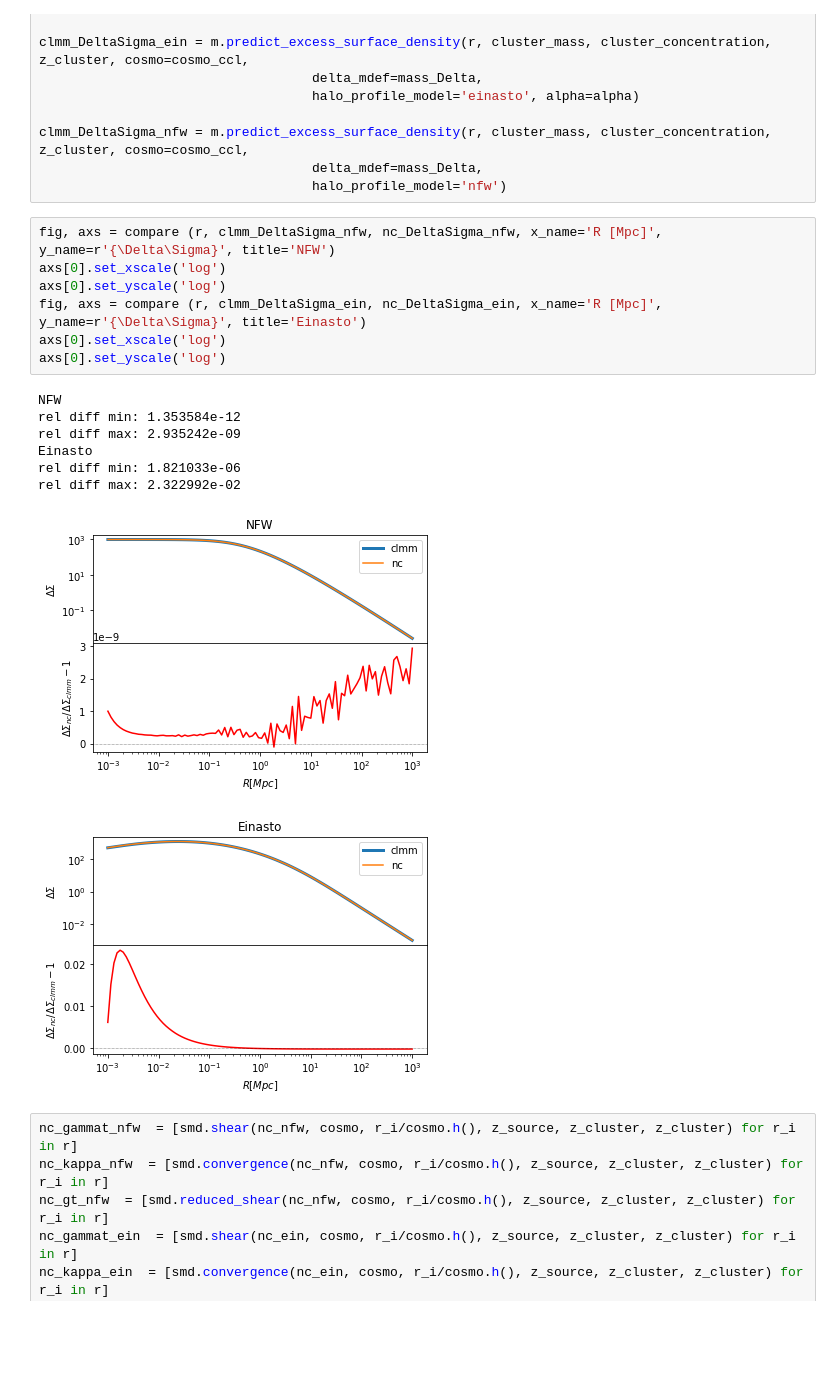
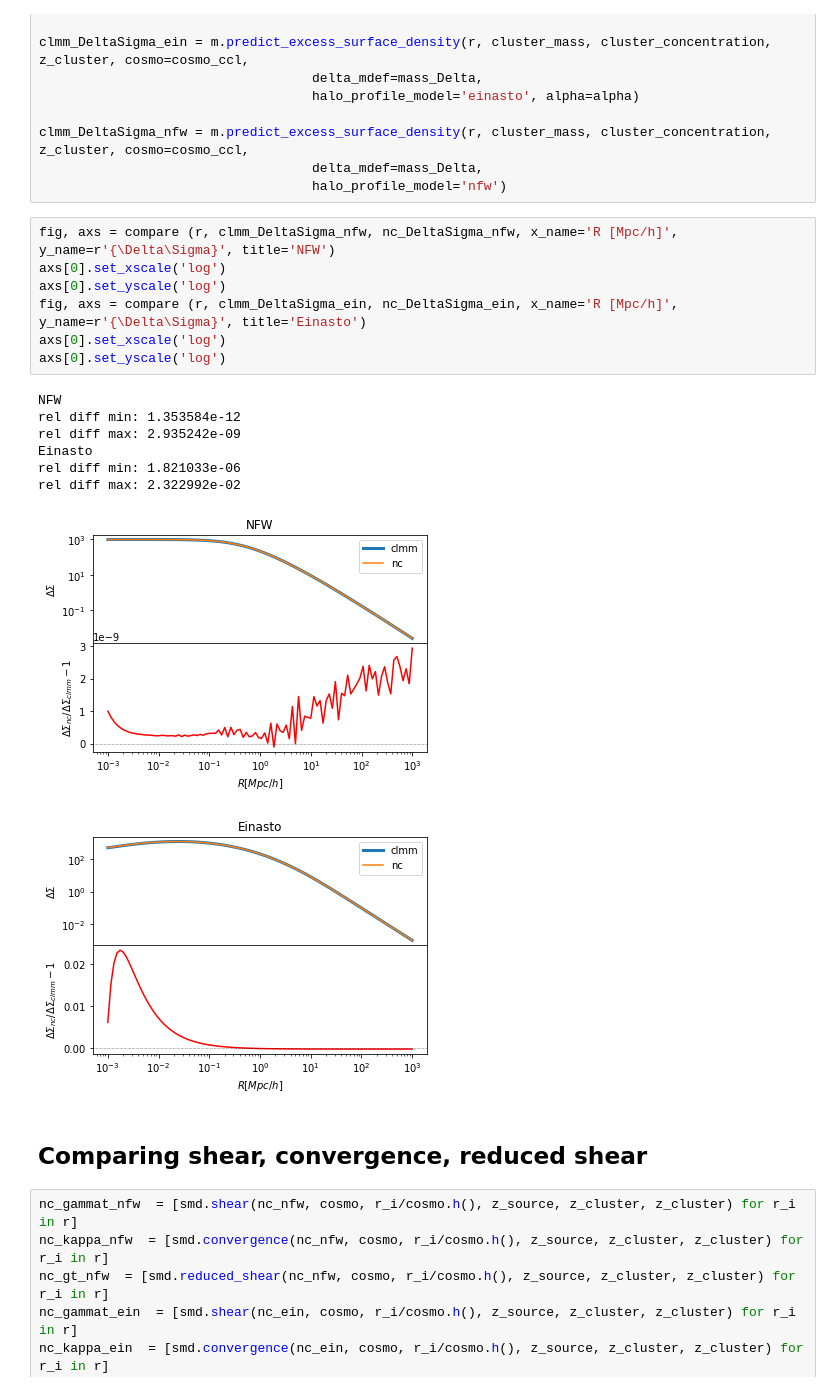
Before and after one commit to tguillemLSST/CLMM, a Jupyter notebook: examples/clmm_numcosmo_einasto.ipynb, the cells around one changed output. Drawn from its saved outputs; the diff is of its cells as text; blank space fills up the shorter version.

```diff
--- a/examples/clmm_numcosmo_einasto.ipynb
+++ b/examples/clmm_numcosmo_einasto.ipynb
@@ -138,21 +168,23 @@ clmm_DeltaSigma_nfw = m.predict_excess_surface_density(r, cluster_mass, cluster_
                                    delta_mdef=mass_Delta,
                                    halo_profile_model='nfw')
 # %%
-fig, axs = compare (r, clmm_DeltaSigma_nfw, nc_DeltaSigma_nfw, x_name='R [Mpc]', y_name=r'{\Delta\Sigma}', title='NFW')
+fig, axs = compare (r, clmm_DeltaSigma_nfw, nc_DeltaSigma_nfw, x_name='R [Mpc/h]', y_name=r'{\Delta\Sigma}', title='NFW')
 axs[0].set_xscale('log')
 axs[0].set_yscale('log')
-fig, axs = compare (r, clmm_DeltaSigma_ein, nc_DeltaSigma_ein, x_name='R [Mpc]', y_name=r'{\Delta\Sigma}', title='Einasto')
+fig, axs = compare (r, clmm_DeltaSigma_ein, nc_DeltaSigma_ein, x_name='R [Mpc/h]', y_name=r'{\Delta\Sigma}', title='Einasto')
 axs[0].set_xscale('log')
 axs[0].set_yscale('log')
 # %% [output]
 NFW
 rel diff min: 1.353584e-12
 rel diff max: 2.935242e-09
 Einasto
 rel diff min: 1.821033e-06
 rel diff max: 2.322992e-02
-[figure, old version]
+[figure, new version]
-[figure, old version]
+[figure, new version]
+# %% [markdown]
+## Comparing shear, convergence, reduced shear
 # %%
 nc_gammat_nfw  = [smd.shear(nc_nfw, cosmo, r_i/cosmo.h(), z_source, z_cluster, z_cluster) for r_i in r]
 nc_kappa_nfw  = [smd.convergence(nc_nfw, cosmo, r_i/cosmo.h(), z_source, z_cluster, z_cluster) for r_i in r]
```
Also changed, not shown: parts of 9 cells of this notebook.
